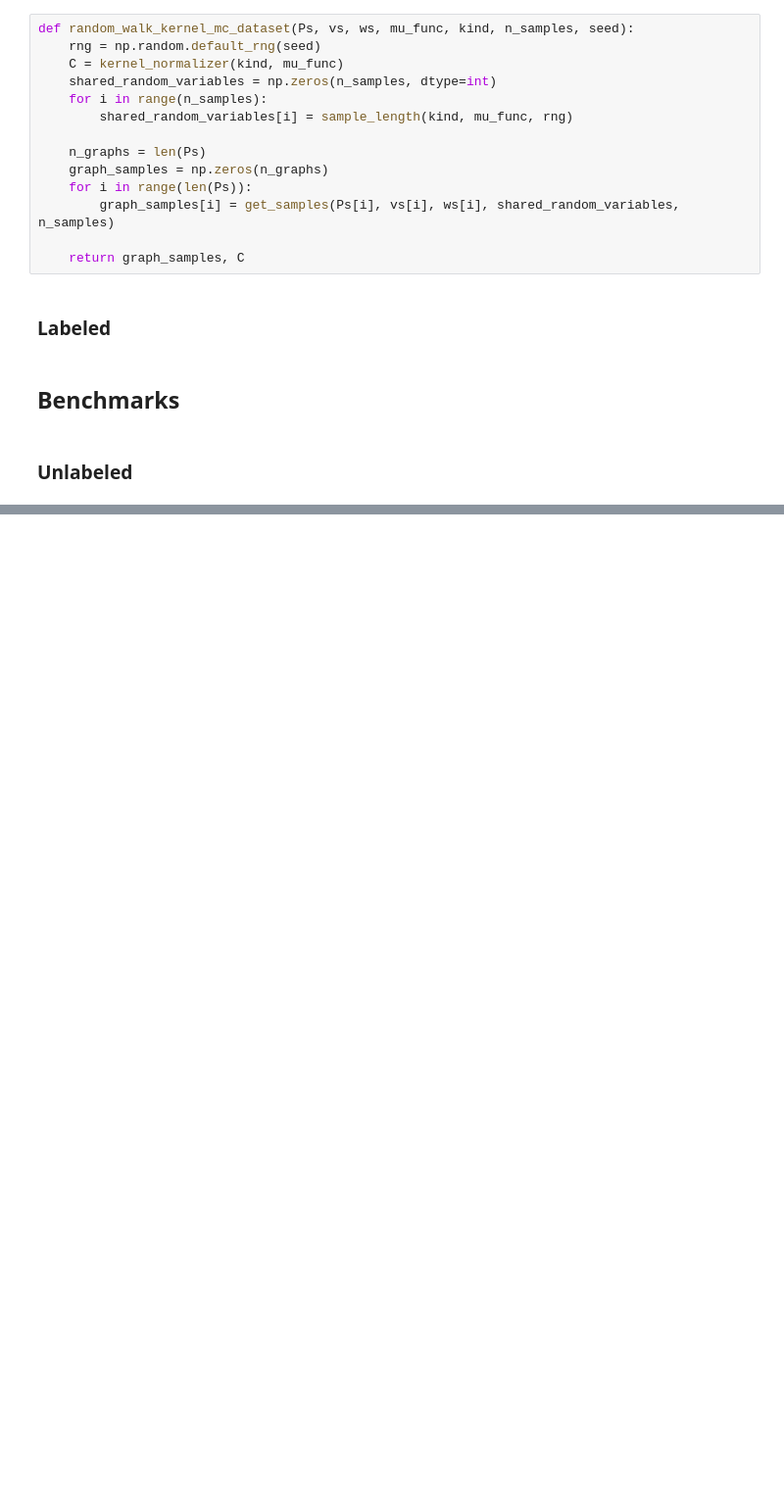
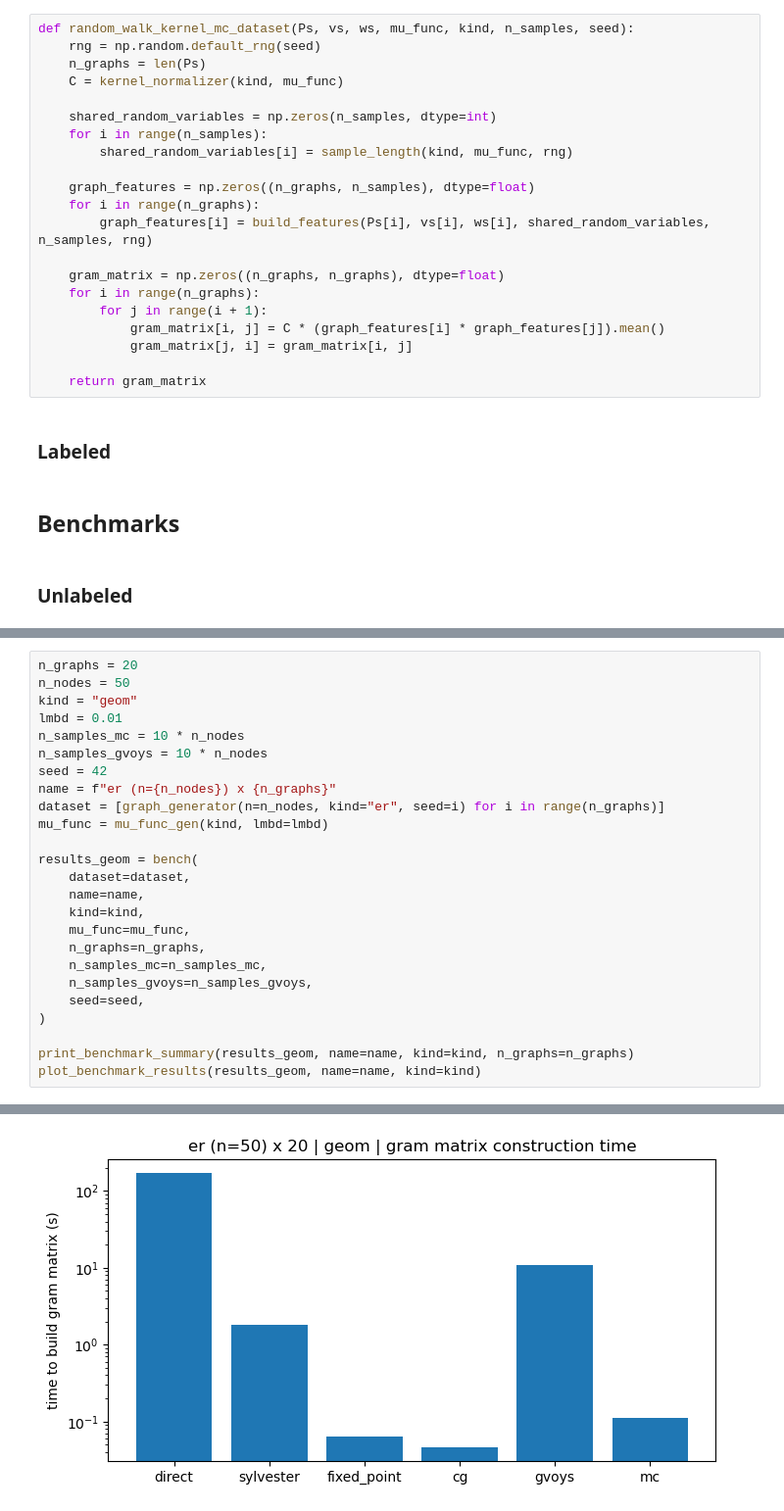
Before and after one commit to arslan-yam/random_walk_kernels_computations, a Jupyter notebook: notebooks/stochastic_rw_kernels.ipynb, the cells around one changed output, grey strips where cells are left out. Shown at 98% size. Saved outputs shown, nothing was run; the diff lists cells and outputs as text; blank space fills up the shorter version.

Commit message:
benchmark added

```diff
--- a/notebooks/stochastic_rw_kernels.ipynb
+++ b/notebooks/stochastic_rw_kernels.ipynb
@@ -697,17 +738,24 @@ rel err: 2.012550282676213e-15
 # %%
 def random_walk_kernel_mc_dataset(Ps, vs, ws, mu_func, kind, n_samples, seed):
     rng = np.random.default_rng(seed)
+    n_graphs = len(Ps)
     C = kernel_normalizer(kind, mu_func)
+
     shared_random_variables = np.zeros(n_samples, dtype=int)
     for i in range(n_samples):
         shared_random_variables[i] = sample_length(kind, mu_func, rng)
 
-    n_graphs = len(Ps)
-    graph_samples = np.zeros(n_graphs)
-    for i in range(len(Ps)):
-        graph_samples[i] = get_samples(Ps[i], vs[i], ws[i], shared_random_variables, n_samples)
+    graph_features = np.zeros((n_graphs, n_samples), dtype=float)
+    for i in range(n_graphs):
+        graph_features[i] = build_features(Ps[i], vs[i], ws[i], shared_random_variables, n_samples, rng)
 
-    return graph_samples, C
+    gram_matrix = np.zeros((n_graphs, n_graphs), dtype=float)
+    for i in range(n_graphs):
+        for j in range(i + 1):
+            gram_matrix[i, j] = C * (graph_features[i] * graph_features[j]).mean()
+            gram_matrix[j, i] = gram_matrix[i, j]
+
+    return gram_matrix
 # %% [markdown]
 ### Labeled
 # %% [markdown]
@@ -721,0 +969,26 @@ def bench(dataset, name, mu_func, n_graphs, n_samples_mc, n_samples_gvoys, seed=
+# %%
+n_graphs = 20
+n_nodes = 50
+kind = "geom"
+lmbd = 0.01
+n_samples_mc = 10 * n_nodes
+n_samples_gvoys = 10 * n_nodes
+seed = 42
+name = f"er (n={n_nodes}) x {n_graphs}"
+dataset = [graph_generator(n=n_nodes, kind="er", seed=i) for i in range(n_graphs)]
+mu_func = mu_func_gen(kind, lmbd=lmbd)
+
+results_geom = bench(
+    dataset=dataset,
+    name=name,
+    kind=kind,
+    mu_func=mu_func,
+    n_graphs=n_graphs,
+    n_samples_mc=n_samples_mc,
+    n_samples_gvoys=n_samples_gvoys,
+    seed=seed,
+)
+
+print_benchmark_summary(results_geom, name=name, kind=kind, n_graphs=n_graphs)
+plot_benchmark_results(results_geom, name=name, kind=kind)
+# %% [output]
@@ -721,0 +1012 @@ def bench(dataset, name, mu_func, n_graphs, n_samples_mc, n_samples_gvoys, seed=
+[figure, added]
```
Also changed, not shown: parts of 18 cells of this notebook.
